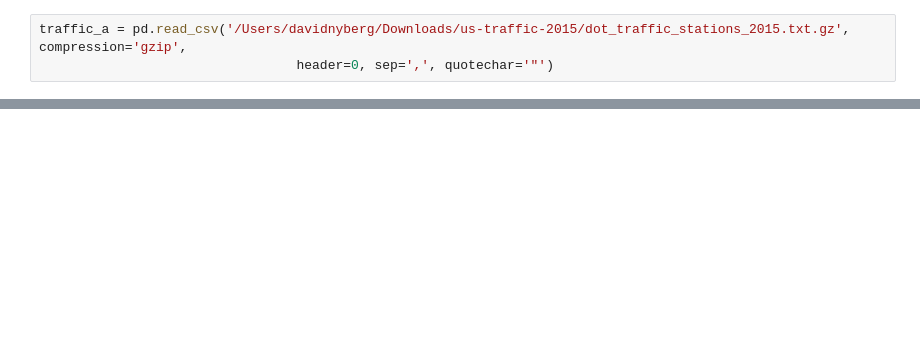
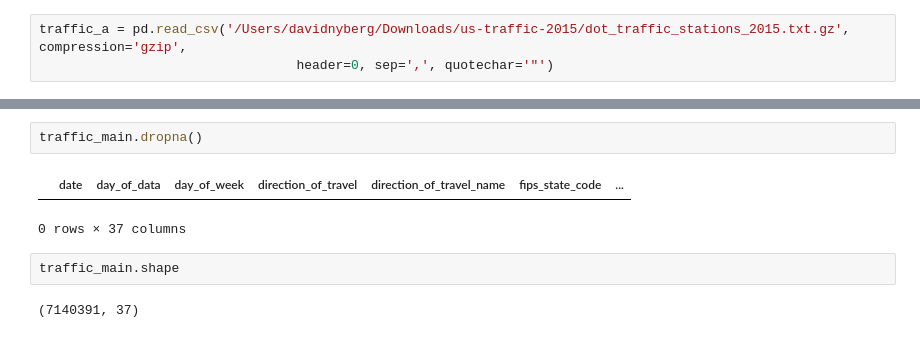
Before and after one commit to davidnyberg/DM_Project, a Jupyter notebook: ProjectDM.ipynb, the cells around one changed output, grey strips where cells are left out. Saved outputs shown, nothing was run; the diff lists cells and outputs as text; blank space fills up the shorter version.

```diff
--- a/ProjectDM.ipynb
+++ b/ProjectDM.ipynb
@@ -99,0 +81,9 @@ dtype: int64
+# %%
+traffic_main.dropna()
+# %% [output]
+|  | date | day_of_data | day_of_week | direction_of_travel | direction_of_travel_name | fips_state_code | ... |
+0 rows × 37 columns
+# %%
+traffic_main.shape
+# %% [output]
+(7140391, 37)
```
Also changed, not shown: parts of 13 cells of this notebook.
